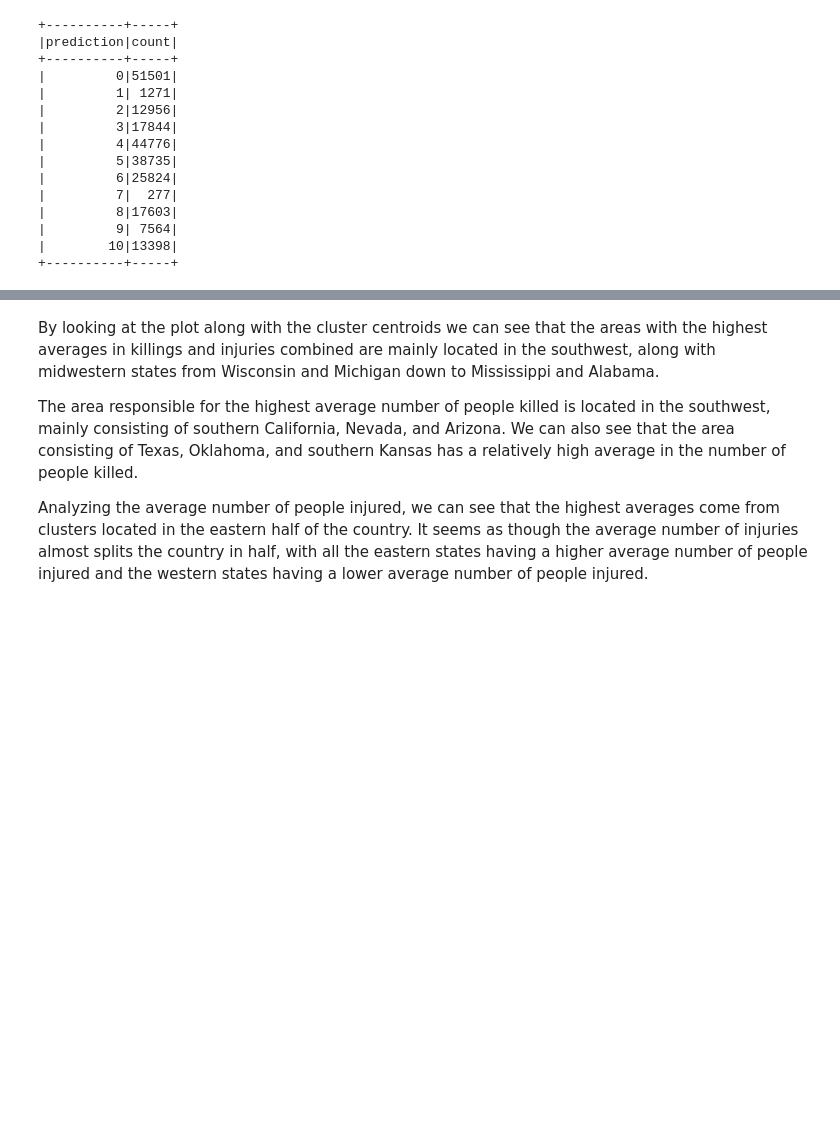
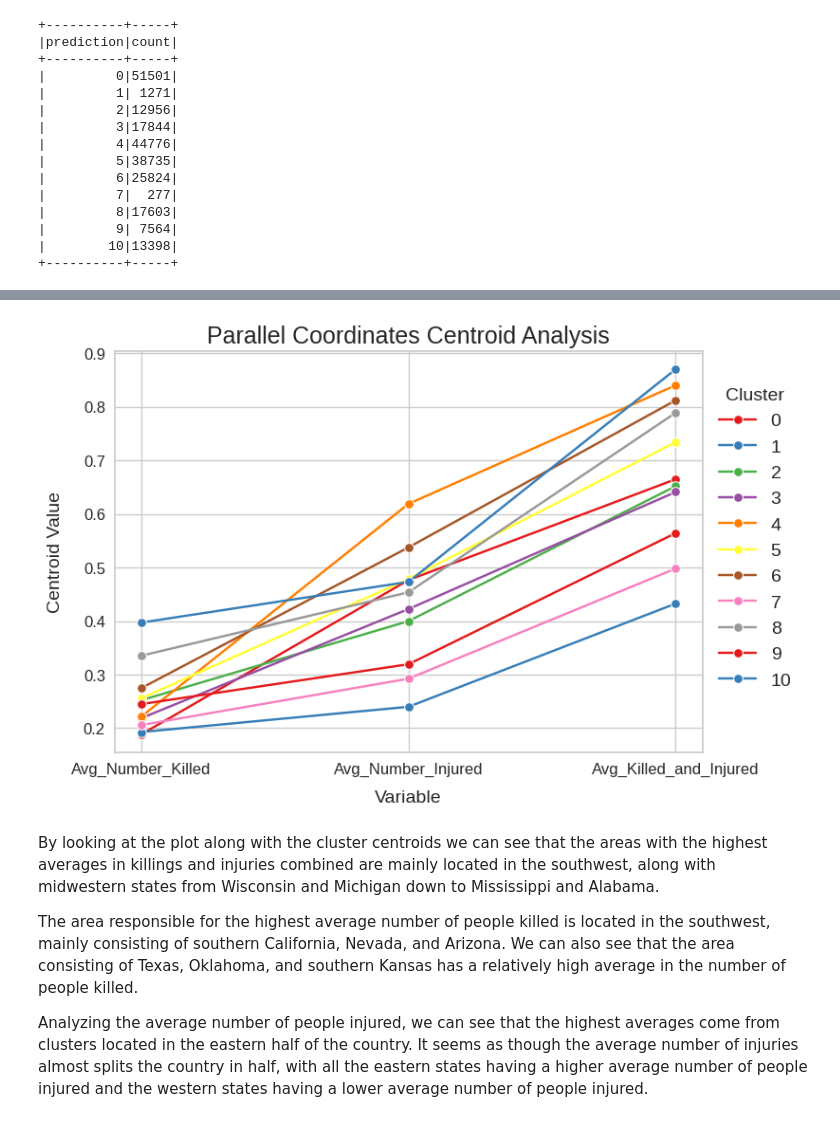
Before and after one commit to bharath03-a/Gun-Violence-Incidents, a Jupyter notebook: notebooks/04_cluster_analysis.ipynb, the cells around one changed output, grey strips where cells are left out. Saved outputs shown, nothing was run; the diff lists cells and outputs as text; code cells hidden in the pictures; blank space fills up the shorter version.

```diff
--- a/notebooks/04_cluster_analysis.ipynb
+++ b/notebooks/04_cluster_analysis.ipynb
@@ -237,3 +254,23 @@ predictions.groupBy('prediction').count().orderBy('prediction').show()
+# %%
+centroids_pd = centroids_summary.drop('Prediction', 'Avg_Latitude', 'Avg_Longitude').toPandas()
+
+melt = centroids_pd.reset_index().melt(id_vars = 'index', var_name = "Variable", value_name = "Average")
+melt
+
+sns.lineplot(melt, x = 'Variable', y = 'Average', hue = 'index', palette = 'Set1', marker = 'o')
+plt.title('Parallel Coordinates Centroid Analysis', fontsize = 18)
+plt.xlabel('Variable', labelpad = 10, fontsize = 14)
+plt.ylabel('Centroid Value', labelpad = 15, fontsize = 14)
+plt.tick_params(axis = 'both', labelsize = 12)
+plt.legend(title = 'Cluster',
+           bbox_to_anchor = (1, 0.95),
+           title_fontsize = 14,
+           fontsize = 14)
+#plt.gca().yaxis.tick_right()
+#plt.gca().yaxis.set_label_position('right')
+plt.show()
+# %% [output]
+[figure, added]
 # %% [markdown]
 By looking at the plot along with the cluster centroids we can see that the areas with the highest averages in killings and injuries combined are mainly located in the southwest, along with midwestern states from Wisconsin and Michigan down to Mississippi and Alabama.
 
```
Also changed, not shown: parts of 25 cells of this notebook.
